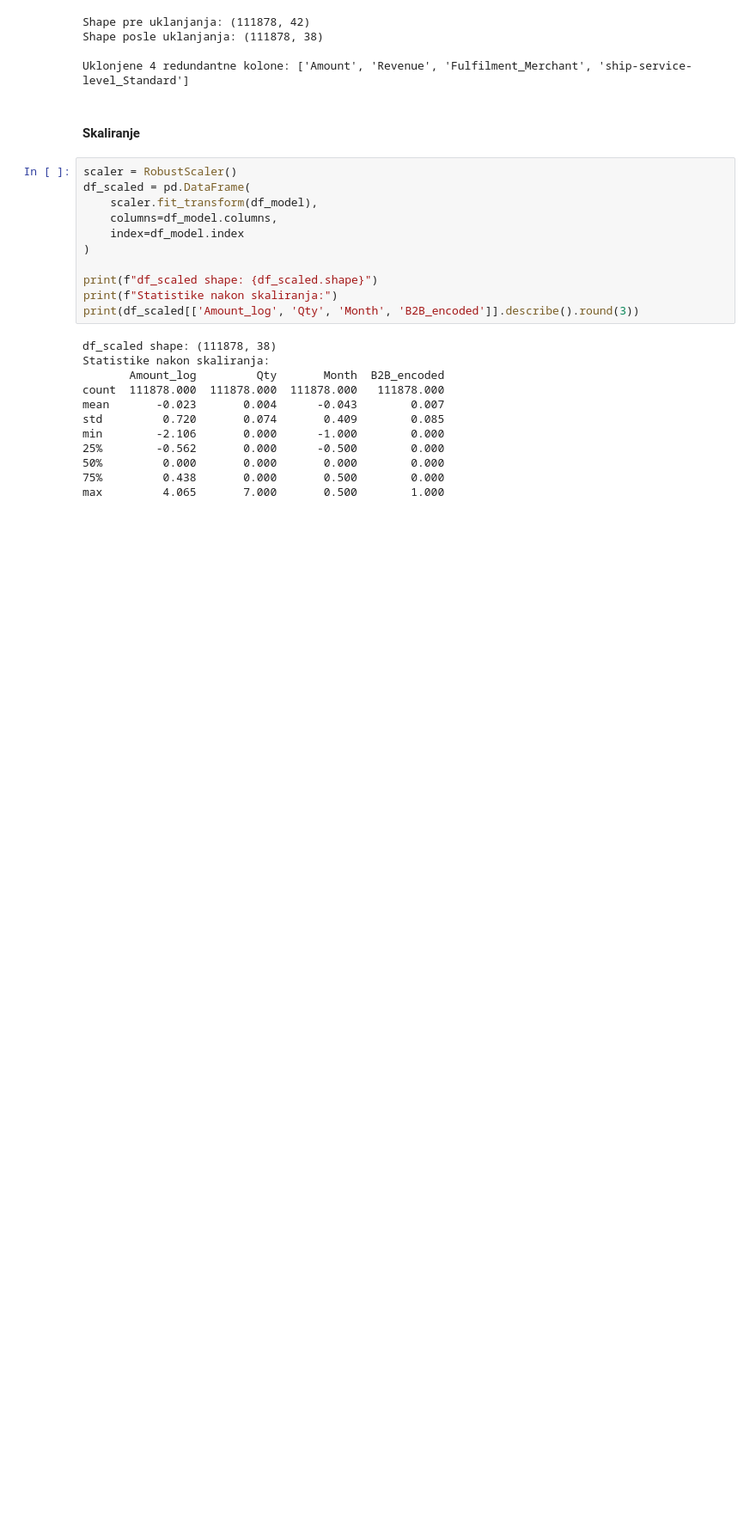
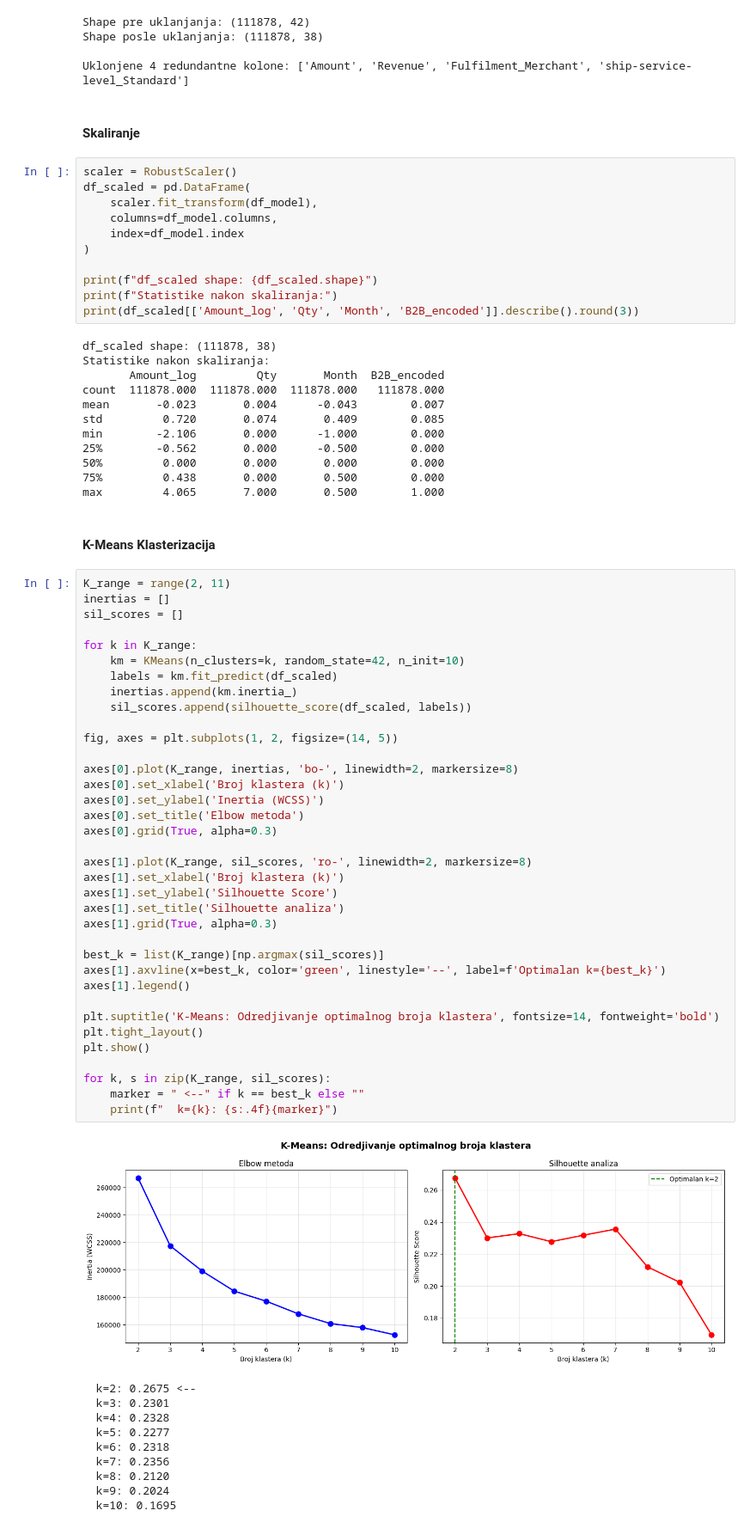
Before and after one commit to alxcek/mas-ai, a Jupyter notebook: machine_learning/02_e_commerce_sales_data/clustering.ipynb, the cells around one changed output. Shown at 86% size. Saved outputs shown, nothing was run; the diff lists cells and outputs as text; blank space fills up the shorter version.

```diff
--- a/machine_learning/02_e_commerce_sales_data/clustering.ipynb
+++ b/machine_learning/02_e_commerce_sales_data/clustering.ipynb
@@ -817,3 +828,52 @@ min        -2.106       0.000      -1.000        0.000
 50%         0.000       0.000       0.000        0.000
 75%         0.438       0.000       0.500        0.000
 max         4.065       7.000       0.500        1.000
+# %% [markdown]
+#### K-Means Klasterizacija
+# %%
+K_range = range(2, 11)
+inertias = []
+sil_scores = []
+
+for k in K_range:
+    km = KMeans(n_clusters=k, random_state=42, n_init=10)
+    labels = km.fit_predict(df_scaled)
+    inertias.append(km.inertia_)
+    sil_scores.append(silhouette_score(df_scaled, labels))
+
+fig, axes = plt.subplots(1, 2, figsize=(14, 5))
+
+axes[0].plot(K_range, inertias, 'bo-', linewidth=2, markersize=8)
+axes[0].set_xlabel('Broj klastera (k)')
+axes[0].set_ylabel('Inertia (WCSS)')
+axes[0].set_title('Elbow metoda')
+axes[0].grid(True, alpha=0.3)
+
+axes[1].plot(K_range, sil_scores, 'ro-', linewidth=2, markersize=8)
+axes[1].set_xlabel('Broj klastera (k)')
+axes[1].set_ylabel('Silhouette Score')
+axes[1].set_title('Silhouette analiza')
+axes[1].grid(True, alpha=0.3)
+
+best_k = list(K_range)[np.argmax(sil_scores)]
+axes[1].axvline(x=best_k, color='green', linestyle='--', label=f'Optimalan k={best_k}')
+axes[1].legend()
+
+plt.suptitle('K-Means: Odredjivanje optimalnog broja klastera', fontsize=14, fontweight='bold')
+plt.tight_layout()
+plt.show()
+
+for k, s in zip(K_range, sil_scores):
+    marker = " <--" if k == best_k else ""
+    print(f"  k={k}: {s:.4f}{marker}")
+# %% [output]
+[figure, added]
+  k=2: 0.2675 <--
+  k=3: 0.2301
+  k=4: 0.2328
+  k=5: 0.2277
+  k=6: 0.2318
+  k=7: 0.2356
+  k=8: 0.2120
+  k=9: 0.2024
+  k=10: 0.1695
```
Also changed, not shown: parts of 49 cells of this notebook.
